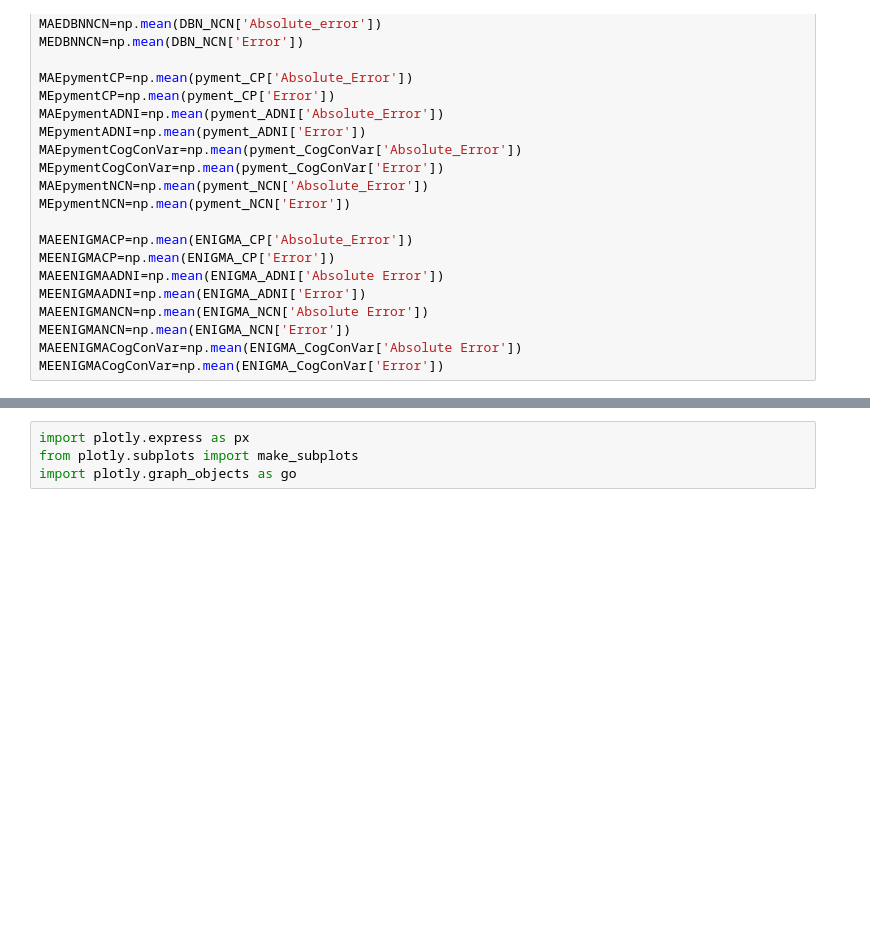
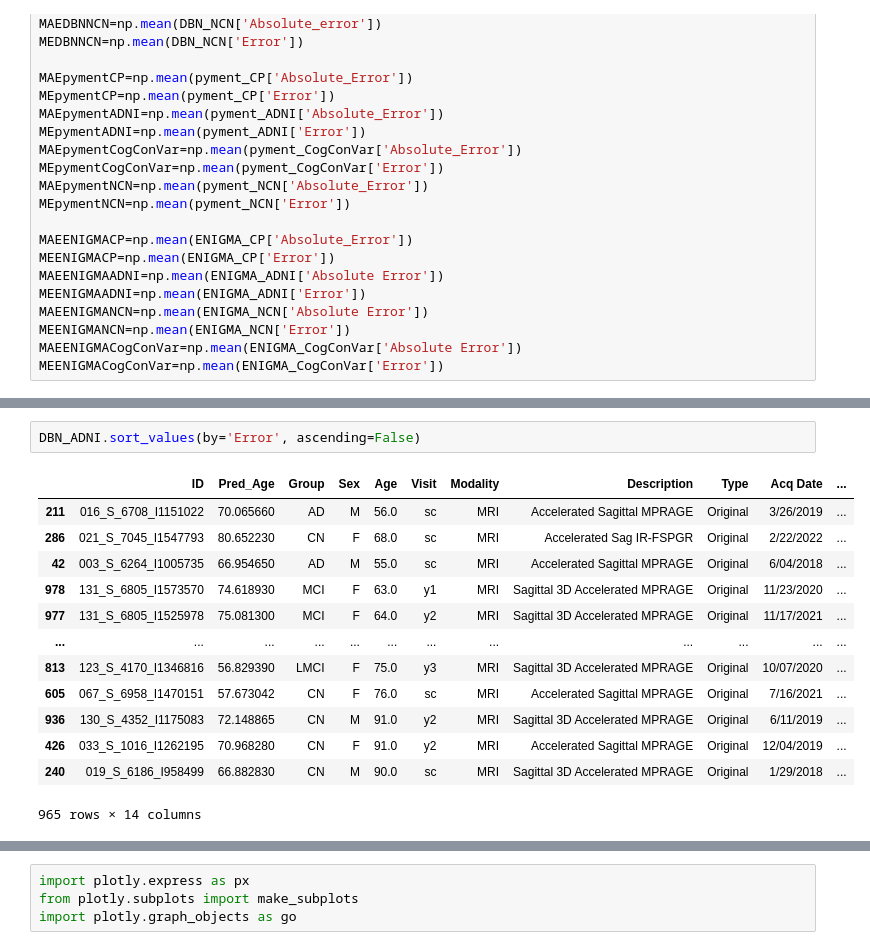
Before and after one commit to mabelzunce/brainage-models-benchmark, a Jupyter notebook: results/scatter+box.ipynb, the cells around one changed output, grey strips where cells are left out. Cells and saved outputs as stored; diff of their text form; blank space fills up the shorter version.

```diff
--- a/results/scatter+box.ipynb
+++ b/results/scatter+box.ipynb
@@ -105,5 +106,21 @@ DBN     1.727493  -4.061657   2.788525   8.256603
 pyment -1.317884  -4.214801  -0.231024   1.381504
 ENIGMA -2.400194 -12.003672  -4.225179  12.573071
+# %%
+DBN_ADNI.sort_values(by='Error', ascending=False)
+# %% [output]
+|  | ID | Pred_Age | Group | Sex | Age | Visit | Modality | Description | Type | Acq Date | ... |
+| 211 | 016_S_6708_I1151022 | 70.065660 | AD | M | 56.0 | sc | MRI | Accelerated Sagittal MPRAGE | Original | 3/26/2019 | ... |
+| 286 | 021_S_7045_I1547793 | 80.652230 | CN | F | 68.0 | sc | MRI | Accelerated Sag IR-FSPGR | Original | 2/22/2022 | ... |
+| 42 | 003_S_6264_I1005735 | 66.954650 | AD | M | 55.0 | sc | MRI | Accelerated Sagittal MPRAGE | Original | 6/04/2018 | ... |
+| 978 | 131_S_6805_I1573570 | 74.618930 | MCI | F | 63.0 | y1 | MRI | Sagittal 3D Accelerated MPRAGE | Original | 11/23/2020 | ... |
+| 977 | 131_S_6805_I1525978 | 75.081300 | MCI | F | 64.0 | y2 | MRI | Sagittal 3D Accelerated MPRAGE | Original | 11/17/2021 | ... |
+| ... | ... | ... | ... | ... | ... | ... | ... | ... | ... | ... | ... |
+| 813 | 123_S_4170_I1346816 | 56.829390 | LMCI | F | 75.0 | y3 | MRI | Sagittal 3D Accelerated MPRAGE | Original | 10/07/2020 | ... |
+| 605 | 067_S_6958_I1470151 | 57.673042 | CN | F | 76.0 | sc | MRI | Accelerated Sagittal MPRAGE | Original | 7/16/2021 | ... |
+| 936 | 130_S_4352_I1175083 | 72.148865 | CN | M | 91.0 | y2 | MRI | Sagittal 3D Accelerated MPRAGE | Original | 6/11/2019 | ... |
+| 426 | 033_S_1016_I1262195 | 70.968280 | CN | F | 91.0 | y2 | MRI | Accelerated Sagittal MPRAGE | Original | 12/04/2019 | ... |
+| 240 | 019_S_6186_I958499 | 66.882830 | CN | M | 90.0 | sc | MRI | Sagittal 3D Accelerated MPRAGE | Original | 1/29/2018 | ... |
+965 rows × 14 columns
 # %%
 fig, axes = plt.subplots(2, 2, figsize=(16, 12), sharex=True, sharey=True)
 axes = axes.flatten()
```
Also changed, not shown: parts of 6 cells of this notebook, 6 other files.
